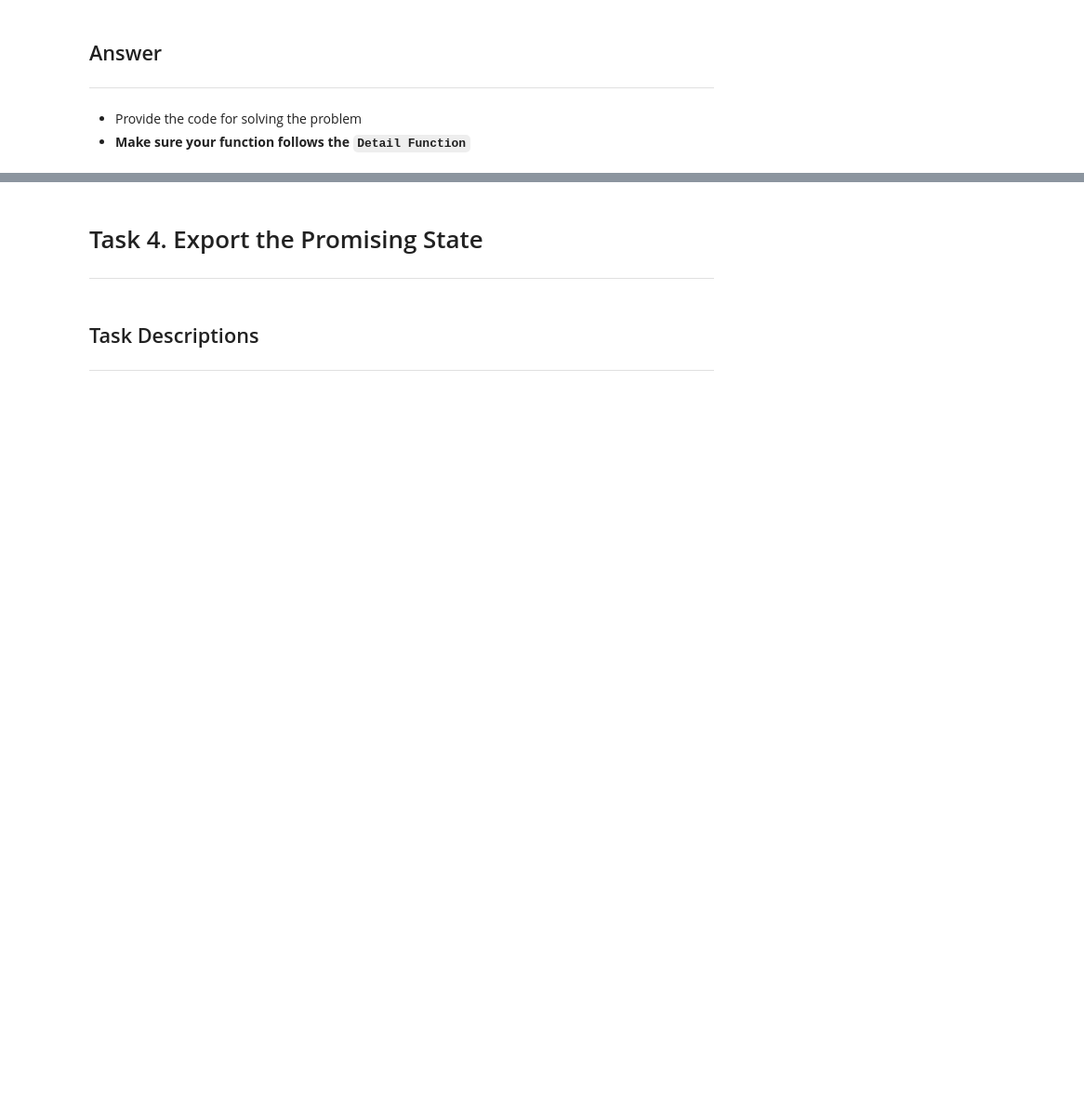
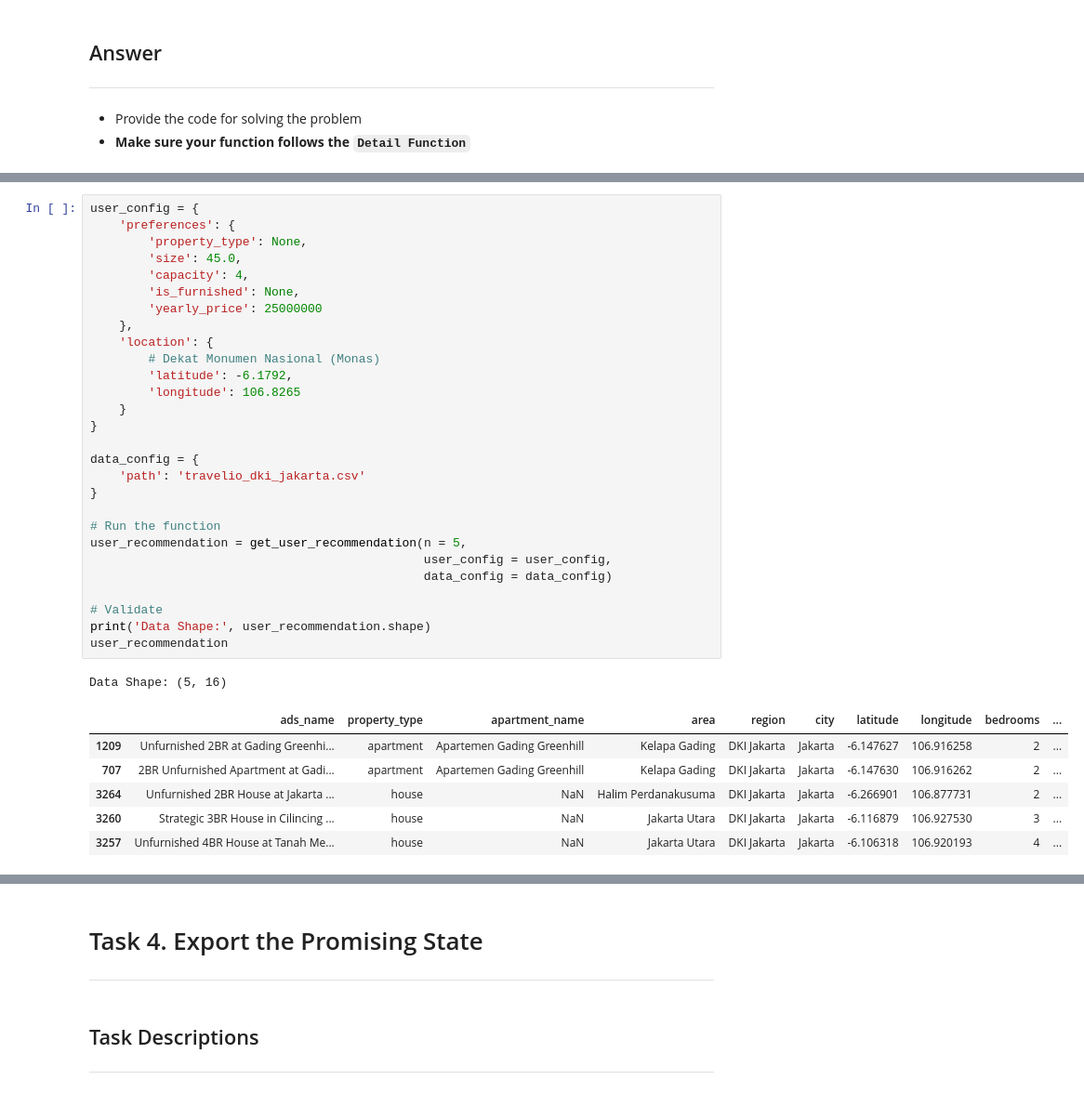
Before and after one commit to rbennum/data-wrangling-lesson, a Jupyter notebook: mentoring-week-6/Week_6_JPP_Data_Viz_&_Wrangling.ipynb, the cells around one changed output, grey strips where cells are left out. Shown: that part at 93% size. Drawn from its saved outputs; the diff is of its cells as text; blank space fills up the shorter version.

```diff
--- a/mentoring-week-6/Week_6_JPP_Data_Viz_&_Wrangling.ipynb
+++ b/mentoring-week-6/Week_6_JPP_Data_Viz_&_Wrangling.ipynb
@@ -423,0 +501,36 @@ Data Shape: (6, 16)
+# %%
+user_config = {
+    'preferences': {
+        'property_type': None,
+        'size': 45.0,
+        'capacity': 4,
+        'is_furnished': None,
+        'yearly_price': 25000000
+    },
+    'location': {
+        # Dekat Monumen Nasional (Monas)
+        'latitude': -6.1792,
+        'longitude': 106.8265
+    }
+}
+
+data_config = {
+    'path': 'travelio_dki_jakarta.csv'
+}
+
+# Run the function
+user_recommendation = get_user_recommendation(n = 5,
+                                              user_config = user_config,
+                                              data_config = data_config)
+
+# Validate
+print('Data Shape:', user_recommendation.shape)
+user_recommendation
+# %% [output]
+Data Shape: (5, 16)
+|  | ads_name | property_type | apartment_name | area | region | city | latitude | longitude | bedrooms | ... |
+| 1209 | Unfurnished 2BR at Gading Greenhi... | apartment | Apartemen Gading Greenhill | Kelapa Gading | DKI Jakarta | Jakarta | -6.147627 | 106.916258 | 2 | ... |
+| 707 | 2BR Unfurnished Apartment at Gadi... | apartment | Apartemen Gading Greenhill | Kelapa Gading | DKI Jakarta | Jakarta | -6.147630 | 106.916262 | 2 | ... |
+| 3264 | Unfurnished 2BR House at Jakarta ... | house | NaN | Halim Perdanakusuma | DKI Jakarta | Jakarta | -6.266901 | 106.877731 | 2 | ... |
+| 3260 | Strategic 3BR House in Cilincing ... | house | NaN | Jakarta Utara | DKI Jakarta | Jakarta | -6.116879 | 106.927530 | 3 | ... |
+| 3257 | Unfurnished 4BR House at Tanah Me... | house | NaN | Jakarta Utara | DKI Jakarta | Jakarta | -6.106318 | 106.920193 | 4 | ... |
```
Also changed, not shown: parts of 8 cells of this notebook.
